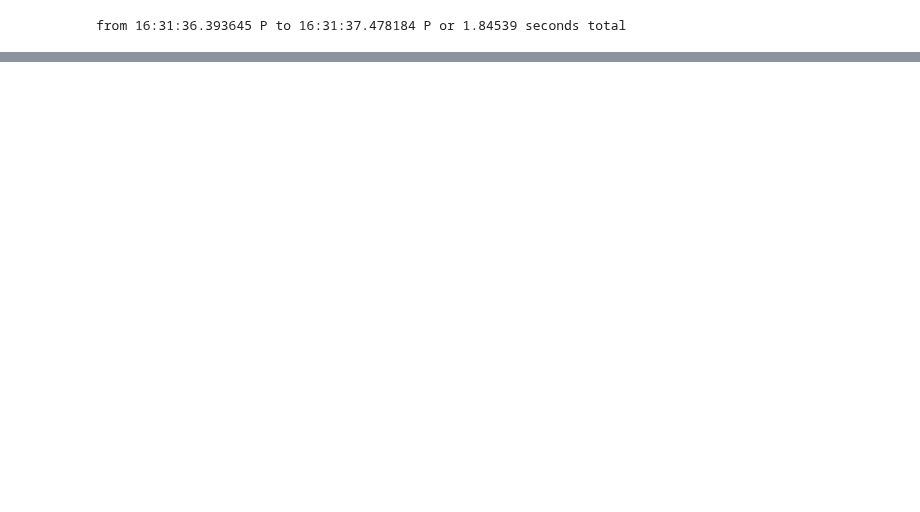
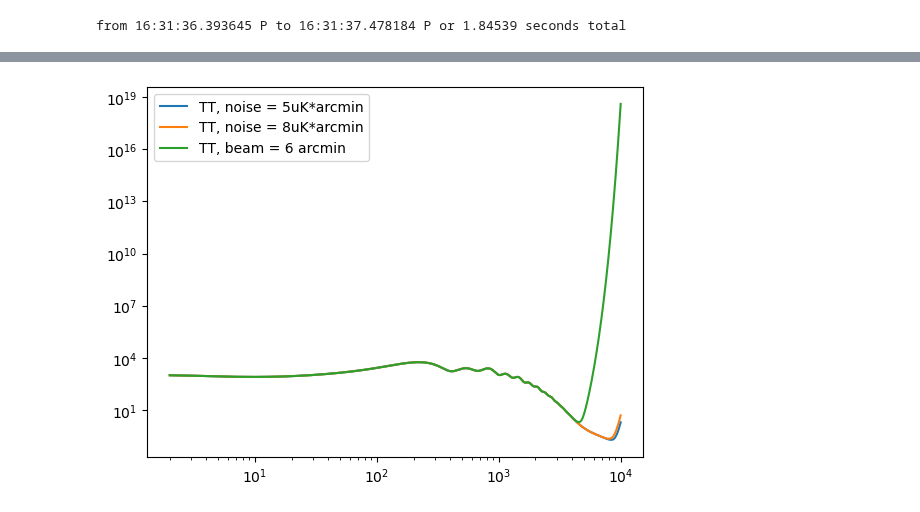
Before and after one commit to deepskies/DeepCMBsim, a Jupyter notebook: notebooks/simcmb_example.ipynb, the cells around one changed output, grey strips where cells are left out. Drawn from its saved outputs; the diff is of its cells as text; code cells hidden in the pictures; blank space fills up the shorter version.

```diff
--- a/notebooks/simcmb_example.ipynb
+++ b/notebooks/simcmb_example.ipynb
@@ -37,0 +38,4 @@ plt.show()
+# %%
+PM0.update_vals('noise_level', 8, incamb=False)
+# %%
+cl1 = PM0.get_cls(PM0.Ydict.pars)
@@ -37,0 +44,4 @@ plt.show()
+# %%
+PM0.update_vals('beam_fwhm', 6, incamb=False)
+# %%
+cl2 = PM0.get_cls(PM0.Ydict.pars)
@@ -37,0 +50,9 @@ plt.show()
+# %%
+plt.plot(cl0['l'][2:], cl0['clTT'][2:], label='TT, noise = 5uK*arcmin')
+plt.plot(cl1['l'][2:], cl1['clTT'][2:], label='TT, noise = 8uK*arcmin')
+plt.plot(cl2['l'][2:], cl2['clTT'][2:], label='TT, beam = 6 arcmin')
+plt.loglog()
+plt.legend()
+plt.show()
+# %% [output]
+[figure, added]
```
Also changed, not shown: parts of 4 cells of this notebook, 1 other file.
